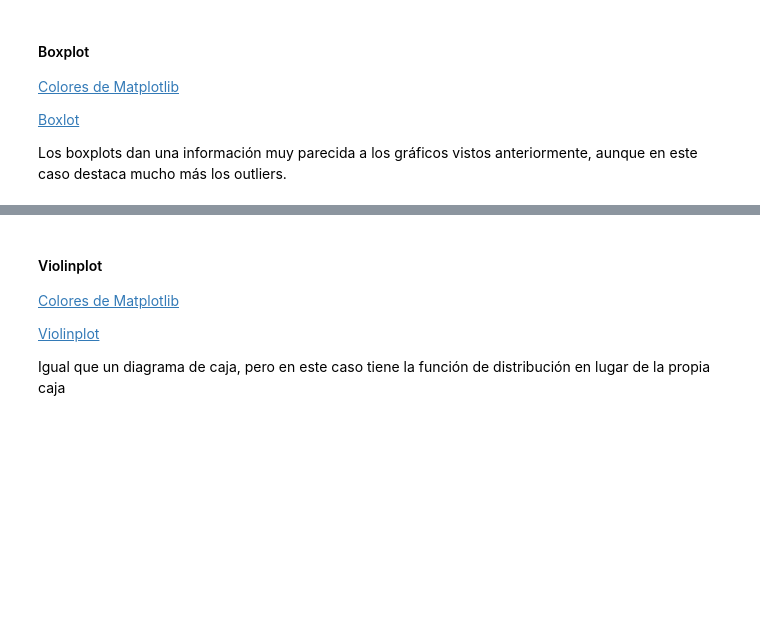
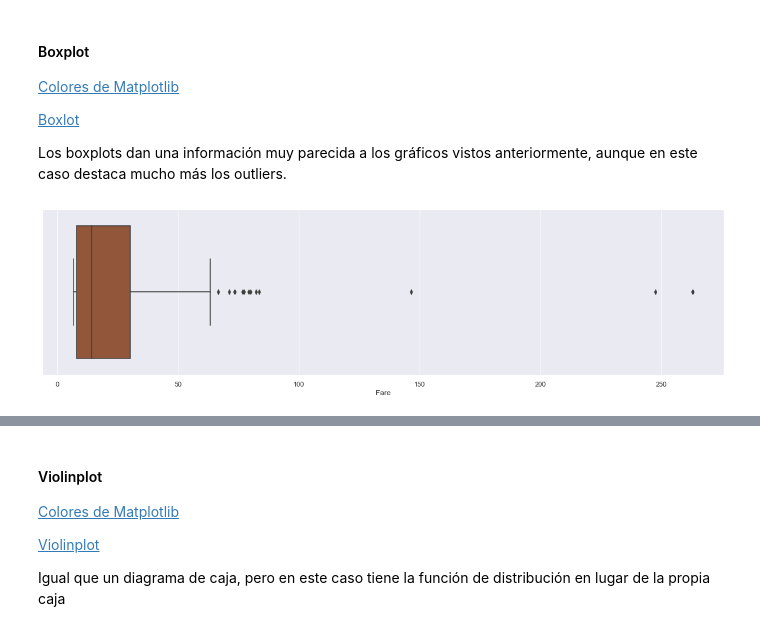
Before and after one commit to albertoromv/thebridge_ft_abr21, a Jupyter notebook: 2-Data Analysis/3-Visualizacion/2-Seaborn/EDA Seaborn.ipynb, the cells around one changed output, grey strips where cells are left out. Cells and saved outputs as stored; diff of their text form; code cells hidden in the pictures; blank space fills up the shorter version.

```diff
--- a/2-Data Analysis/3-Visualizacion/2-Seaborn/EDA Seaborn.ipynb
+++ b/2-Data Analysis/3-Visualizacion/2-Seaborn/EDA Seaborn.ipynb
@@ -112,6 +165,9 @@ sns.distplot(titanic_df["Fare"],
 Los boxplots dan una información muy parecida a los gráficos vistos anteriormente, aunque en este caso destaca mucho más los outliers.
 # %%
 plt.figure(figsize=(20,5))
+sns.boxplot(titanic_df["Fare"], color="sienna");
+# %% [output]
+[figure, added]
 # %% [markdown]
 ![imagen](./img/boxplot.png)
 # %% [markdown]
```
Also changed, not shown: parts of 65 cells of this notebook, 3 other files.
